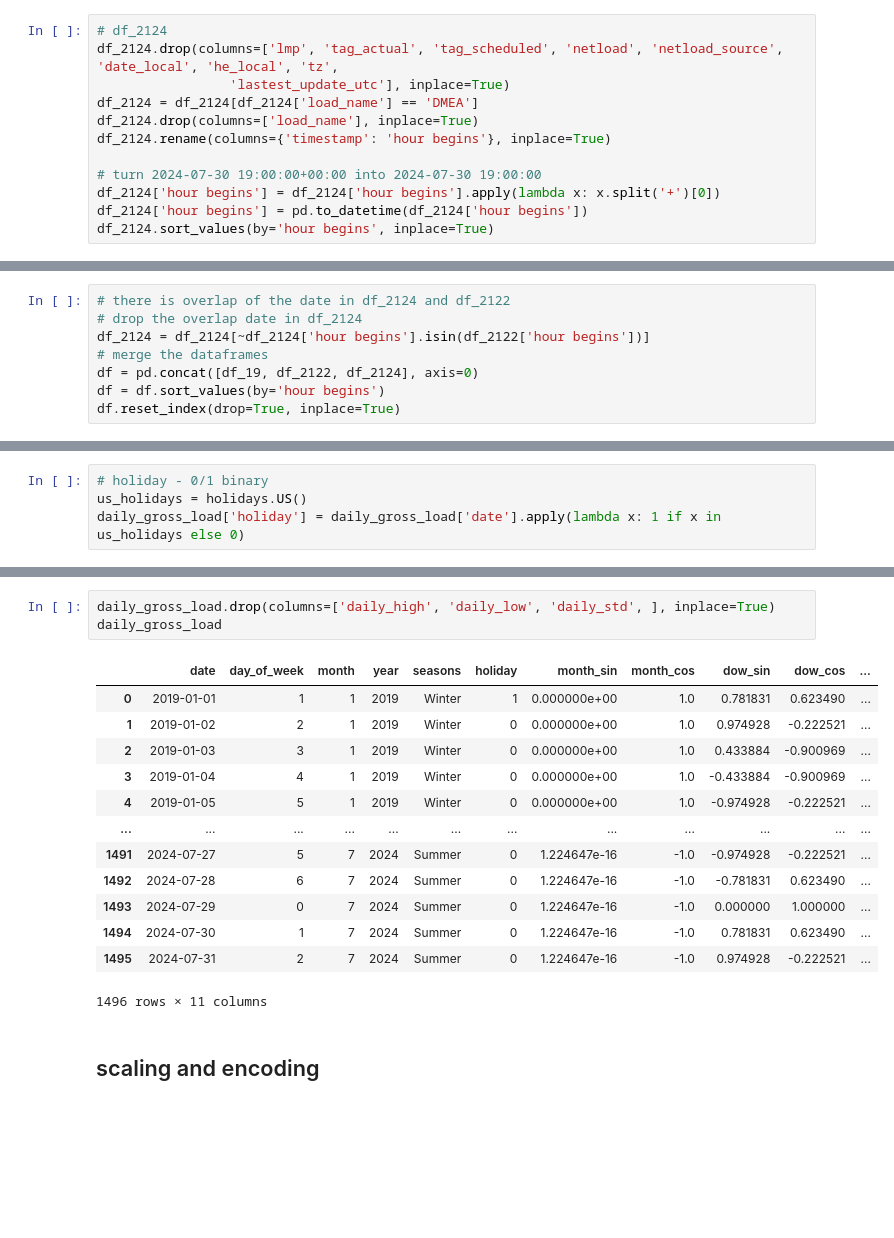
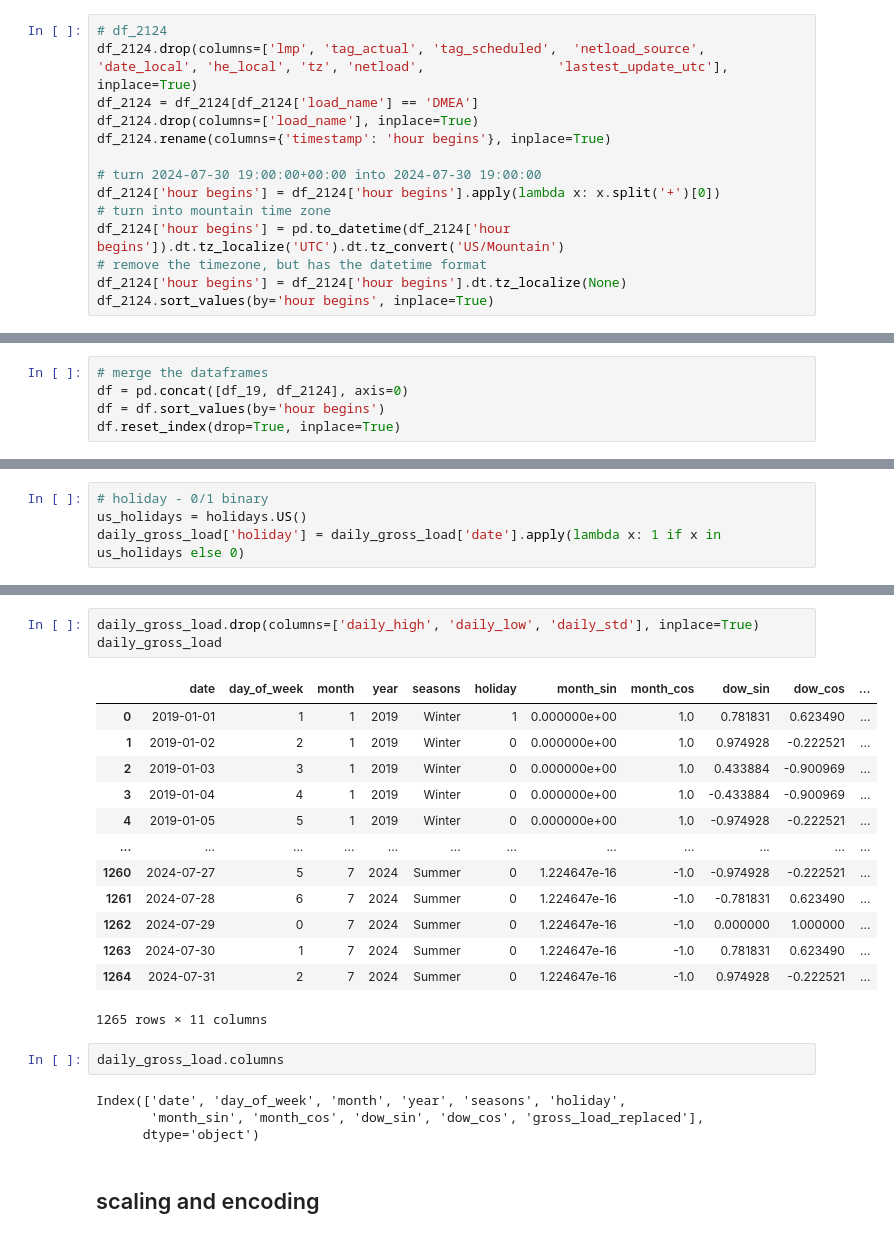
Before and after one commit to FionaSY814/forecast_test, a Jupyter notebook: DMEA_long_term_Gross.ipynb, the cells around one changed output, grey strips where cells are left out. Cells and saved outputs as stored; diff of their text form; blank space fills up the shorter version.

```diff
--- a/DMEA_long_term_Gross.ipynb
+++ b/DMEA_long_term_Gross.ipynb
@@ -77,14 +95,16 @@ df_2122
 # %%
 # df_2124
-df_2124.drop(columns=['lmp', 'tag_actual', 'tag_scheduled', 'netload', 'netload_source', 'date_local', 'he_local', 'tz',
-                 'lastest_update_utc'], inplace=True)
+df_2124.drop(columns=['lmp', 'tag_actual', 'tag_scheduled',  'netload_source',  'date_local', 'he_local', 'tz', 'netload',                 'lastest_update_utc'], inplace=True)
 df_2124 = df_2124[df_2124['load_name'] == 'DMEA']
 df_2124.drop(columns=['load_name'], inplace=True)
 df_2124.rename(columns={'timestamp': 'hour begins'}, inplace=True)
 
 # turn 2024-07-30 19:00:00+00:00 into 2024-07-30 19:00:00
 df_2124['hour begins'] = df_2124['hour begins'].apply(lambda x: x.split('+')[0])
-df_2124['hour begins'] = pd.to_datetime(df_2124['hour begins'])
+# turn into mountain time zone
+df_2124['hour begins'] = pd.to_datetime(df_2124['hour begins']).dt.tz_localize('UTC').dt.tz_convert('US/Mountain')
+# remove the timezone, but has the datetime format
+df_2124['hour begins'] = df_2124['hour begins'].dt.tz_localize(None)
 df_2124.sort_values(by='hour begins', inplace=True)
 # %%
 df_2124
@@ -104,10 +124,7 @@ df_2124
 21270 rows × 2 columns
 # %%
-# there is overlap of the date in df_2124 and df_2122
-# drop the overlap date in df_2124
-df_2124 = df_2124[~df_2124['hour begins'].isin(df_2122['hour begins'])]
 # merge the dataframes
-df = pd.concat([df_19, df_2122, df_2124], axis=0)
+df = pd.concat([df_19, df_2124], axis=0)
 df = df.sort_values(by='hour begins')
 df.reset_index(drop=True, inplace=True)
 # %%
@@ -274,20 +300,26 @@ Categorical features: ['date', 'day_of_week', 'month', 'year', 'seasons', 'holid
 # %%
-daily_gross_load.drop(columns=['daily_high', 'daily_low', 'daily_std', ], inplace=True)
+daily_gross_load.drop(columns=['daily_high', 'daily_low', 'daily_std'], inplace=True)
 daily_gross_load
 # %% [output]
 |  | date | day_of_week | month | year | seasons | holiday | month_sin | month_cos | dow_sin | dow_cos | ... |
 | 0 | 2019-01-01 | 1 | 1 | 2019 | Winter | 1 | 0.000000e+00 | 1.0 | 0.781831 | 0.623490 | ... |
 | 1 | 2019-01-02 | 2 | 1 | 2019 | Winter | 0 | 0.000000e+00 | 1.0 | 0.974928 | -0.222521 | ... |
 | 2 | 2019-01-03 | 3 | 1 | 2019 | Winter | 0 | 0.000000e+00 | 1.0 | 0.433884 | -0.900969 | ... |
 | 3 | 2019-01-04 | 4 | 1 | 2019 | Winter | 0 | 0.000000e+00 | 1.0 | -0.433884 | -0.900969 | ... |
 | 4 | 2019-01-05 | 5 | 1 | 2019 | Winter | 0 | 0.000000e+00 | 1.0 | -0.974928 | -0.222521 | ... |
 | ... | ... | ... | ... | ... | ... | ... | ... | ... | ... | ... | ... |
-| 1491 | 2024-07-27 | 5 | 7 | 2024 | Summer | 0 | 1.224647e-16 | -1.0 | -0.974928 | -0.222521 | ... |
-| 1492 | 2024-07-28 | 6 | 7 | 2024 | Summer | 0 | 1.224647e-16 | -1.0 | -0.781831 | 0.623490 | ... |
-| 1493 | 2024-07-29 | 0 | 7 | 2024 | Summer | 0 | 1.224647e-16 | -1.0 | 0.000000 | 1.000000 | ... |
-| 1494 | 2024-07-30 | 1 | 7 | 2024 | Summer | 0 | 1.224647e-16 | -1.0 | 0.781831 | 0.623490 | ... |
-| 1495 | 2024-07-31 | 2 | 7 | 2024 | Summer | 0 | 1.224647e-16 | -1.0 | 0.974928 | -0.222521 | ... |
+| 1260 | 2024-07-27 | 5 | 7 | 2024 | Summer | 0 | 1.224647e-16 | -1.0 | -0.974928 | -0.222521 | ... |
+| 1261 | 2024-07-28 | 6 | 7 | 2024 | Summer | 0 | 1.224647e-16 | -1.0 | -0.781831 | 0.623490 | ... |
+| 1262 | 2024-07-29 | 0 | 7 | 2024 | Summer | 0 | 1.224647e-16 | -1.0 | 0.000000 | 1.000000 | ... |
+| 1263 | 2024-07-30 | 1 | 7 | 2024 | Summer | 0 | 1.224647e-16 | -1.0 | 0.781831 | 0.623490 | ... |
+| 1264 | 2024-07-31 | 2 | 7 | 2024 | Summer | 0 | 1.224647e-16 | -1.0 | 0.974928 | -0.222521 | ... |
-1496 rows × 11 columns
+1265 rows × 11 columns
+# %%
+daily_gross_load.columns
+# %% [output]
+Index(['date', 'day_of_week', 'month', 'year', 'seasons', 'holiday',
+       'month_sin', 'month_cos', 'dow_sin', 'dow_cos', 'gross_load_replaced'],
+      dtype='object')
 # %% [markdown]
 ##  scaling and encoding
 # %%
```
Also changed, not shown: parts of 32 cells of this notebook, 1 other file.
